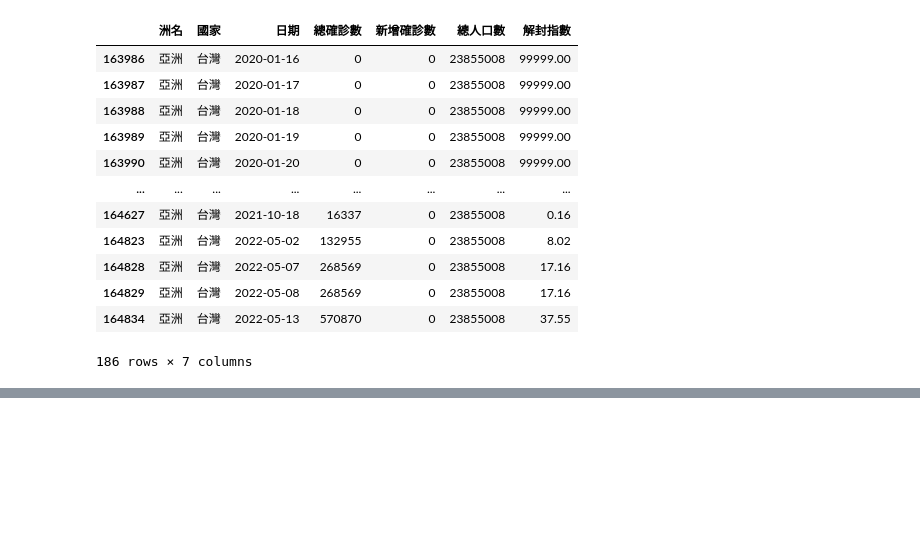
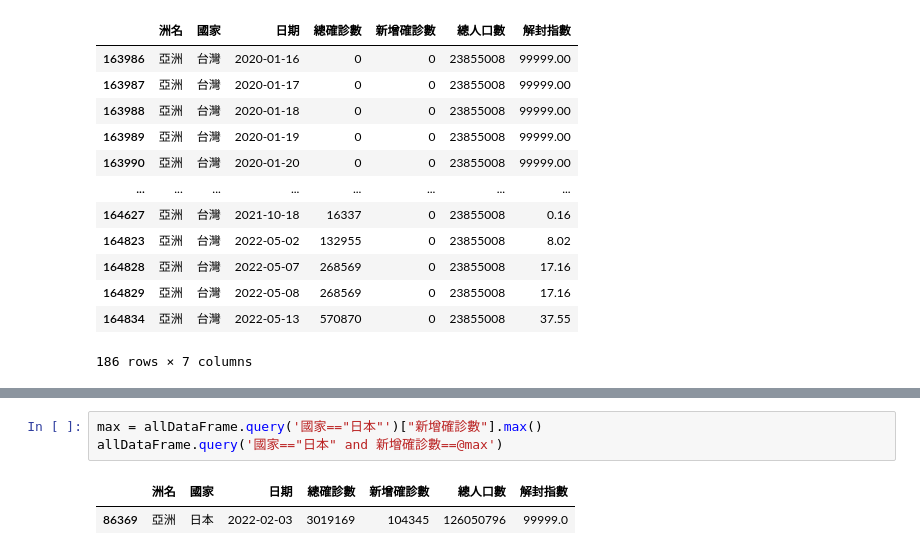
Before and after one commit to Bebe1125/_2023_07_23_sunday_, a Jupyter notebook: lesson18_1.ipynb, the cells around one changed output, grey strips where cells are left out. Drawn from its saved outputs; the diff is of its cells as text; blank space fills up the shorter version.

```diff
--- a/lesson18_1.ipynb
+++ b/lesson18_1.ipynb
@@ -125,0 +132,6 @@ taiwan3
+# %%
+max = allDataFrame.query('國家=="日本"')["新增確診數"].max()
+allDataFrame.query('國家=="日本" and 新增確診數==@max')
+# %% [output]
+|  | 洲名 | 國家 | 日期 | 總確診數 | 新增確診數 | 總人口數 | 解封指數 |
+| 86369 | 亞洲 | 日本 | 2022-02-03 | 3019169 | 104345 | 126050796 | 99999.0 |
```
Also changed, not shown: parts of 2 cells of this notebook.
